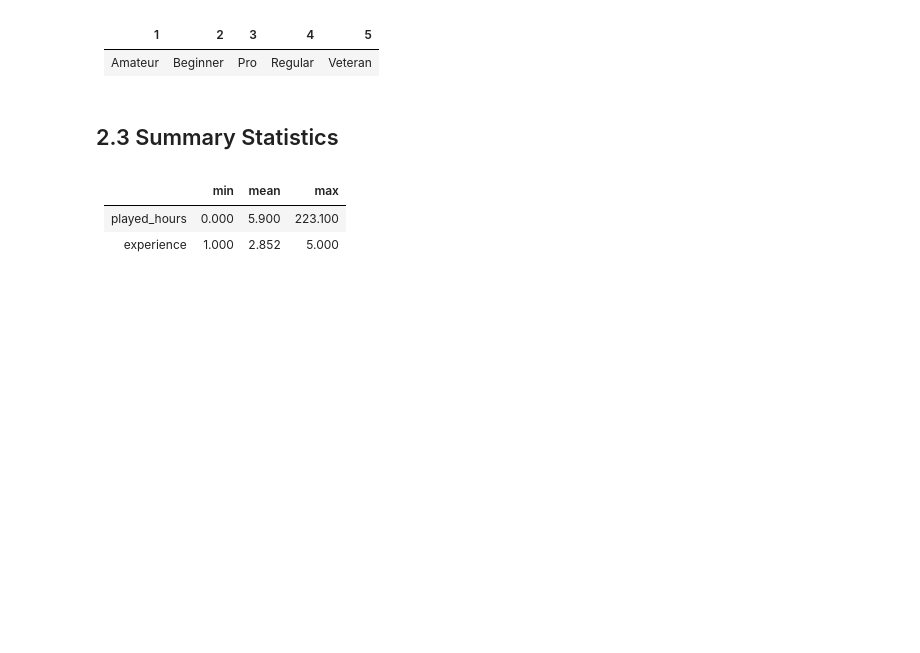
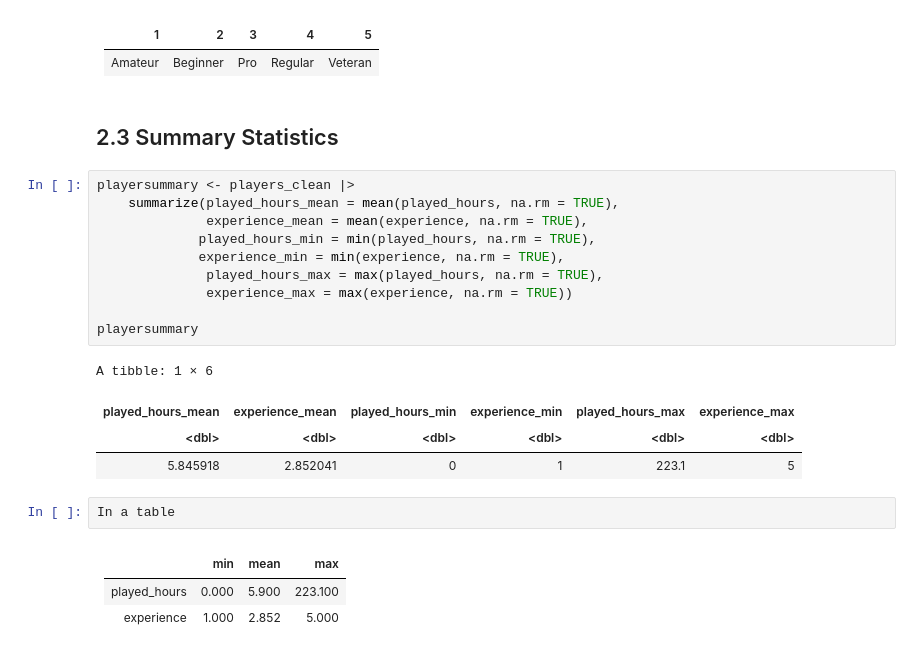
Before and after one commit to JLin4115/gp_dsci_17, a Jupyter notebook: Project group17 report.ipynb, the cells around one changed output. Saved outputs shown, nothing was run; the diff lists cells and outputs as text; blank space fills up the shorter version.

Commit message:
Wording, summary code
Minor wording changes to introduction. Added code for summary statistics of cleaned data.

```diff
--- a/Project group17 report.ipynb
+++ b/Project group17 report.ipynb
@@ -106,6 +110,23 @@ A tibble: 196 × 3
 |Amateur|Beginner|Pro|Regular|Veteran|
 # %% [markdown]
 ## 2.3 Summary Statistics
+# %%
+playersummary <- players_clean |>
+    summarize(played_hours_mean = mean(played_hours, na.rm = TRUE),
+              experience_mean = mean(experience, na.rm = TRUE),
+             played_hours_min = min(played_hours, na.rm = TRUE),
+             experience_min = min(experience, na.rm = TRUE),
+              played_hours_max = max(played_hours, na.rm = TRUE),
+              experience_max = max(experience, na.rm = TRUE))
+
+playersummary
+# %% [output]
+A tibble: 1 × 6
+| played_hours_mean | experience_mean | played_hours_min | experience_min | played_hours_max | experience_max |
+| <dbl> | <dbl> | <dbl> | <dbl> | <dbl> | <dbl> |
+| 5.845918 | 2.852041 | 0 | 1 | 223.1 | 5 |
+# %%
+In a table
 # %% [markdown]
 |     |min|mean|max|
 |----|-----|-------|----|
```
Also changed, not shown: parts of 5 cells of this notebook.
